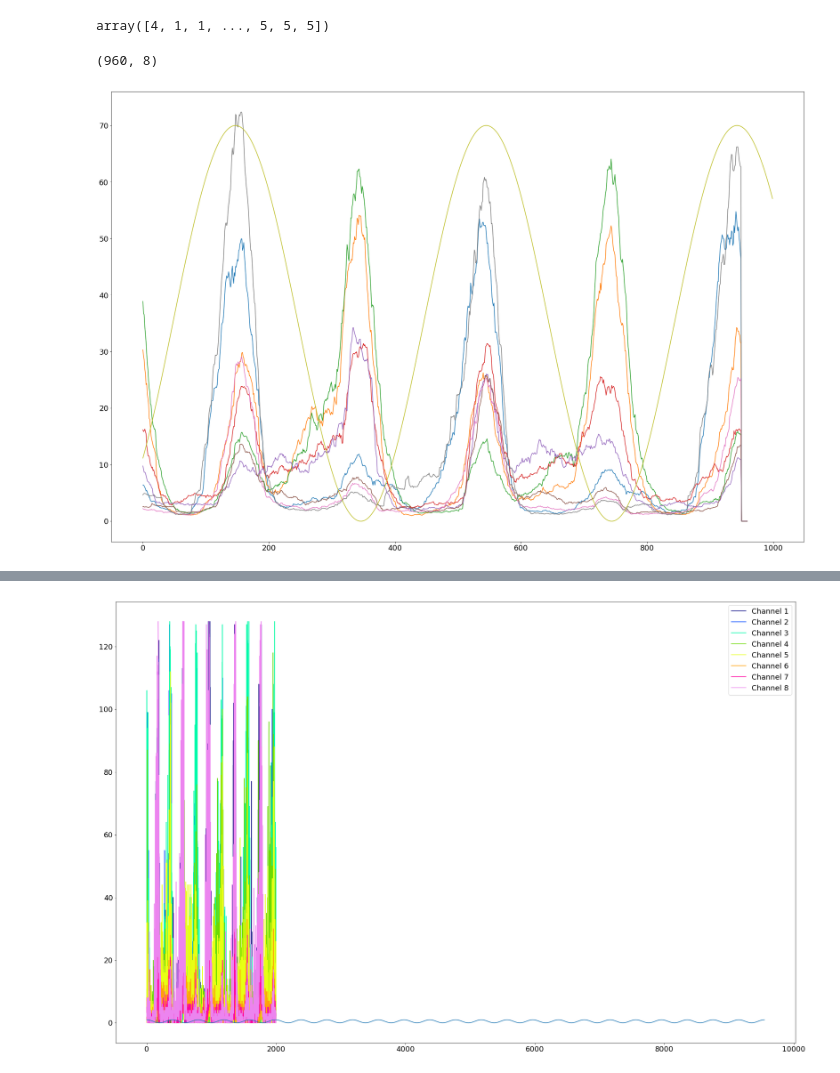
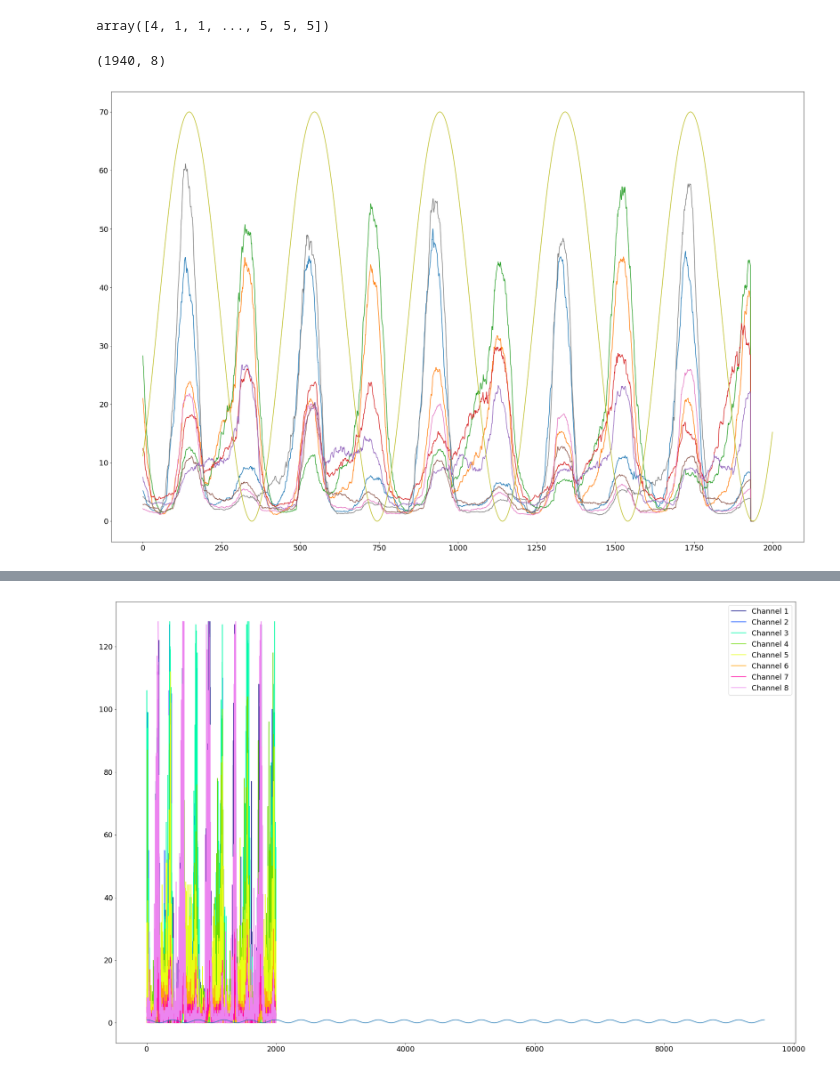
Before and after one commit to yegorsch/EMG-Project, a Jupyter notebook: Notebook/Main.ipynb, the cells around one changed output, grey strips where cells are left out. Drawn from its saved outputs; the diff is of its cells as text; code cells hidden in the pictures.

```diff
--- a/Notebook/Main.ipynb
+++ b/Notebook/Main.ipynb
@@ -73,28 +73,28 @@ import matplotlib.pyplot as plt
 import matplotlib
 matplotlib.rcParams.update({'font.size': 18})
 # Importing the dataset
-N = 1000
+N = 2000
 dataset = pd.read_csv('sliced_LEFT_RIGHT_9550.csv')
 y = pd.read_csv('sliced_yTrain.csv').values[250:]
 test = pd.read_csv('TEST.csv').values
 emg = dataset.values[:N]
 # %%
-wind_size = 40
+wind_size = 60
 i_start = range(1, N-wind_size)
 i_stop = range(wind_size, N)
 EMG_av = np.zeros((N-wind_size,8))
 for i in range(N-10-wind_size):
     sample = np.mean(emg[i_start[i]:i_stop[i],:],axis=0)
     EMG_av[i,:] = sample
 
 print(EMG_av.shape)
 plt.figure(figsize=(30,20))
 plt.plot(EMG_av)
 plt.plot(y[:N]*70)
 plt.show()
 # %% [output]
-(960, 8)
+(1940, 8)
-[figure, old version]
+[figure, new version]
 # %%
 from sklearn.kernel_ridge import KernelRidge
 from math import pi,sin
```
Also changed, not shown: parts of 1 cell of this notebook, 5 other files.
